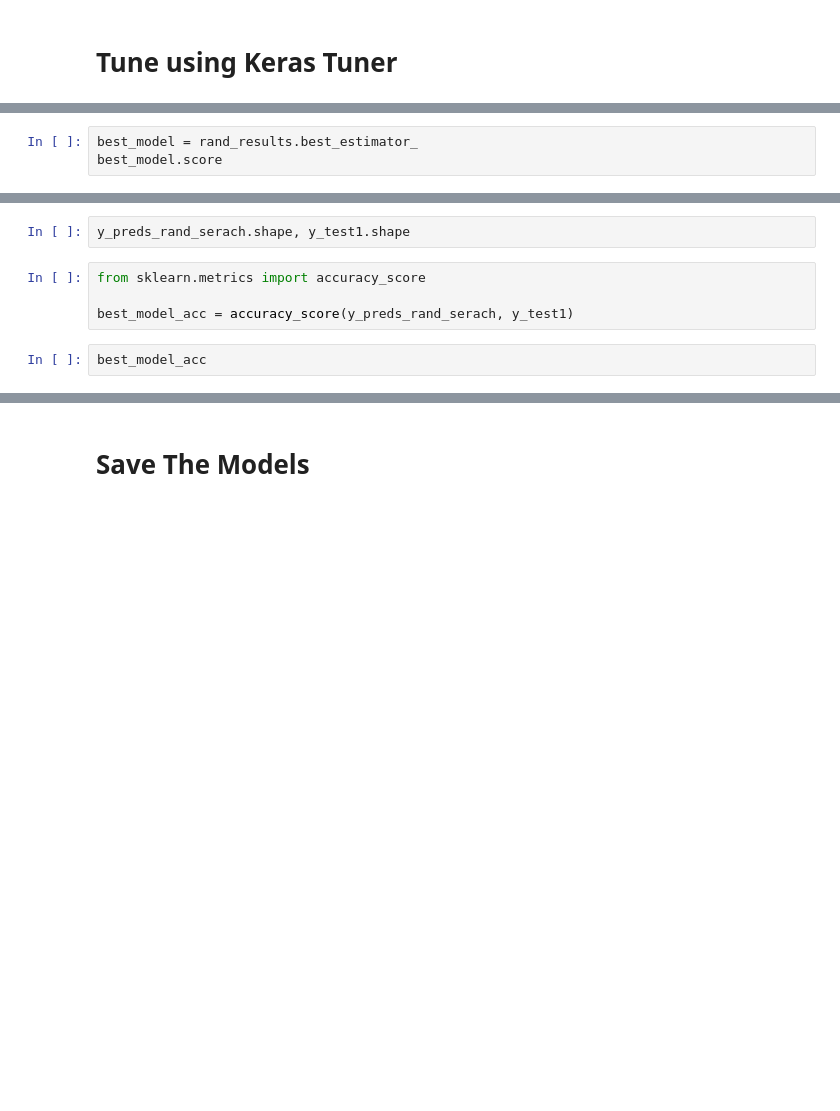
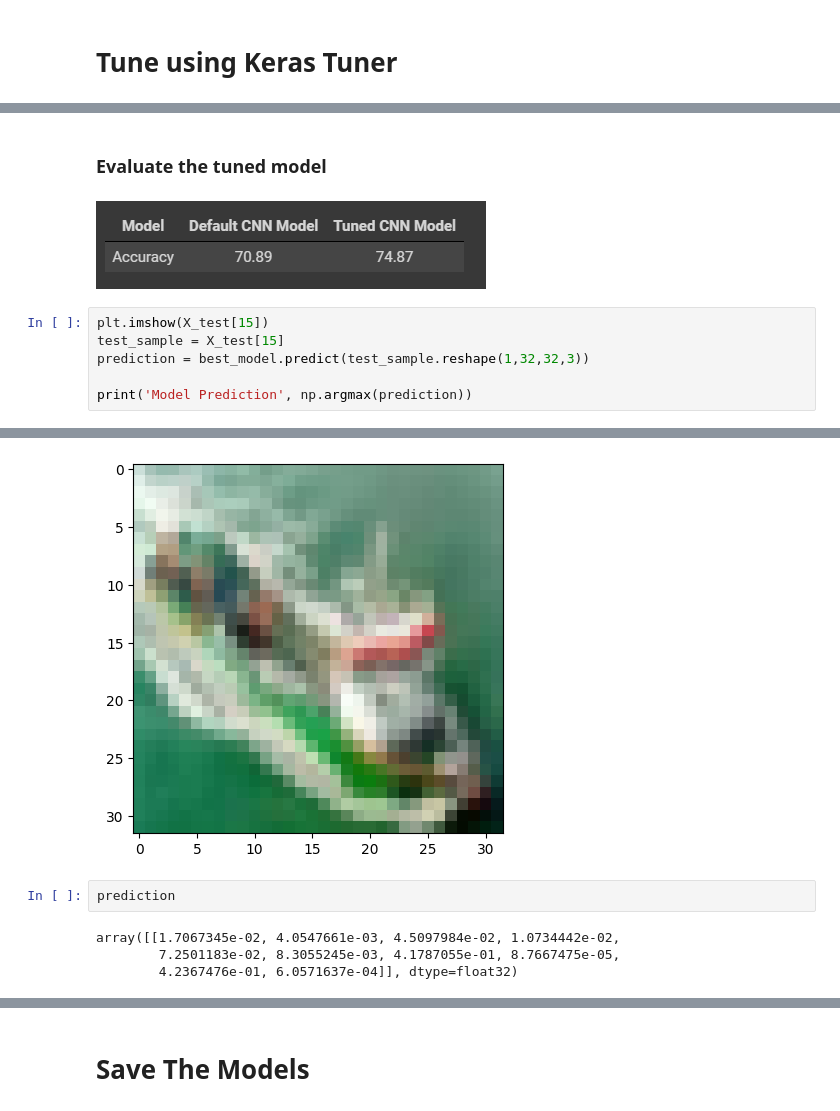
Before and after one commit to stefanshipinkoski/cifar-10-cnn, a Jupyter notebook: CIFAR_CNN.ipynb, the cells around one changed output, grey strips where cells are left out. Cells and saved outputs as stored; diff of their text form; blank space fills up the shorter version.

```diff
--- a/CIFAR_CNN.ipynb
+++ b/CIFAR_CNN.ipynb
@@ -485,3 +392,0 @@ print(rand_results.)
-# %%
-best_model = rand_results.best_estimator_
-best_model.score
@@ -490,8 +393,11 @@ y_preds_rand_serach = rand_results.predict(X_test)
-# %%
-y_preds_rand_serach.shape, y_test1.shape
-# %%
-from sklearn.metrics import accuracy_score
-
-best_model_acc = accuracy_score(y_preds_rand_serach, y_test1)
-# %%
-best_model_acc
+# %% [markdown]
+### Evaluate the tuned model
+# %% [markdown]
+![image.png](embedded-picture-1)
+# %%
+plt.imshow(X_test[15])
+test_sample = X_test[15]
+prediction = best_model.predict(test_sample.reshape(1,32,32,3))
+
+print('Model Prediction', np.argmax(prediction))
+# %% [output]
@@ -497,0 +406,7 @@ best_model_acc
+[figure, added]
+# %%
+prediction
+# %% [output]
+array([[1.7067345e-02, 4.0547661e-03, 4.5097984e-02, 1.0734442e-02,
+        7.2501183e-02, 8.3055245e-03, 4.1787055e-01, 8.7667475e-05,
+        4.2367476e-01, 6.0571637e-04]], dtype=float32)
```
Also changed, not shown: parts of 41 cells of this notebook.
